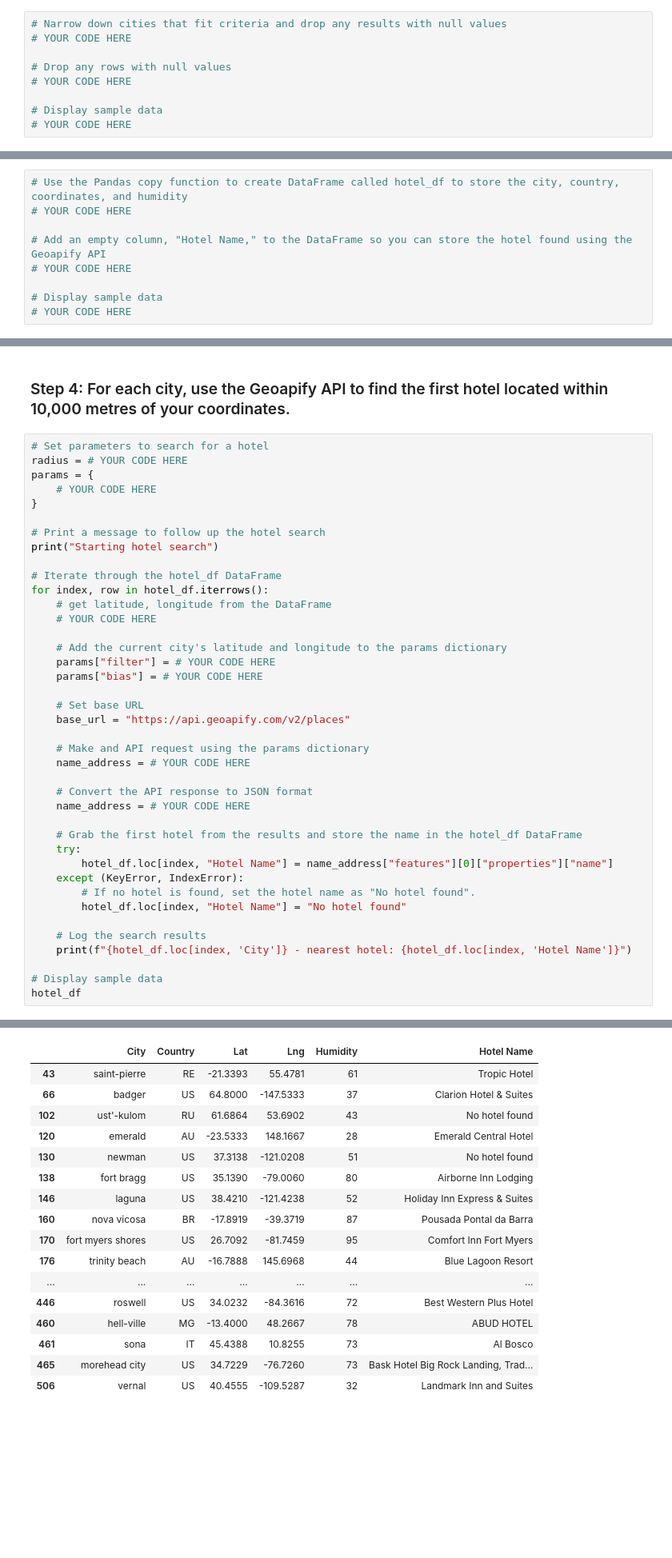
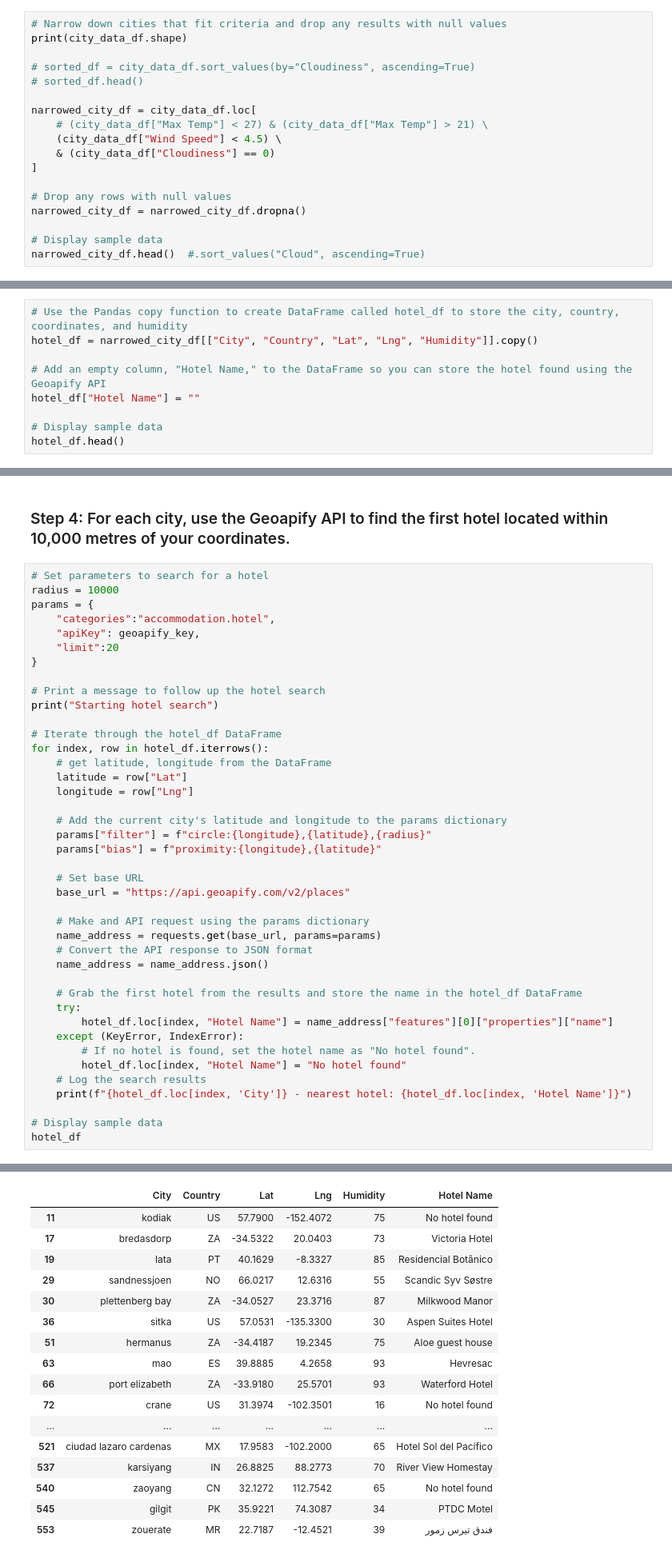
Before and after one commit to qstibbins/python-api-challenge, a Jupyter notebook: VacationPy.ipynb, the cells around one changed output, grey strips where cells are left out. Shown at 80% size. Saved outputs shown, nothing was run; the diff lists cells and outputs as text; blank space fills up the shorter version.

```diff
--- a/VacationPy.ipynb
+++ b/VacationPy.ipynb
@@ -49,11 +60,20 @@ city_data_df.head()
 ### Step 2: Narrow down the `city_data_df` DataFrame to find your ideal weather condition
 # %%
 # Narrow down cities that fit criteria and drop any results with null values
-# YOUR CODE HERE
+print(city_data_df.shape)
+
+# sorted_df = city_data_df.sort_values(by="Cloudiness", ascending=True)
+# sorted_df.head()
+
+narrowed_city_df = city_data_df.loc[
+    # (city_data_df["Max Temp"] < 27) & (city_data_df["Max Temp"] > 21) \
+    (city_data_df["Wind Speed"] < 4.5) \
+    & (city_data_df["Cloudiness"] == 0)
+]
 
 # Drop any rows with null values
-# YOUR CODE HERE
+narrowed_city_df = narrowed_city_df.dropna()
 
 # Display sample data
-# YOUR CODE HERE
+narrowed_city_df.head()  #.sort_values("Cloud", ascending=True)
 # %% [output]
@@ -78,12 +88,12 @@ city_data_df.head()
 ### Step 3: Create a new DataFrame called `hotel_df`.
 # %%
 # Use the Pandas copy function to create DataFrame called hotel_df to store the city, country, coordinates, and humidity
-# YOUR CODE HERE
+hotel_df = narrowed_city_df[["City", "Country", "Lat", "Lng", "Humidity"]].copy()
 
 # Add an empty column, "Hotel Name," to the DataFrame so you can store the hotel found using the Geoapify API
-# YOUR CODE HERE
+hotel_df["Hotel Name"] = ""
 
 # Display sample data
-# YOUR CODE HERE
+hotel_df.head()
 # %% [output]
 |  | City | Country | Lat | Lng | Humidity | Hotel Name |
@@ -107,9 +106,11 @@ city_data_df.head()
 ### Step 4: For each city, use the Geoapify API to find the first hotel located within 10,000 metres of your coordinates.
 # %%
 # Set parameters to search for a hotel
-radius = # YOUR CODE HERE
+radius = 10000
 params = {
-    # YOUR CODE HERE
+    "categories":"accommodation.hotel",
+    "apiKey": geoapify_key,
+    "limit":20
 }
 
 # Print a message to follow up the hotel search
@@ -118,20 +119,20 @@ print("Starting hotel search")
 # Iterate through the hotel_df DataFrame
 for index, row in hotel_df.iterrows():
     # get latitude, longitude from the DataFrame
-    # YOUR CODE HERE
+    latitude = row["Lat"]
+    longitude = row["Lng"]
 
     # Add the current city's latitude and longitude to the params dictionary
-    params["filter"] = # YOUR CODE HERE
-    params["bias"] = # YOUR CODE HERE
+    params["filter"] = f"circle:{longitude},{latitude},{radius}"
+    params["bias"] = f"proximity:{longitude},{latitude}"
 
     # Set base URL
     base_url = "https://api.geoapify.com/v2/places"
 
     # Make and API request using the params dictionary
-    name_address = # YOUR CODE HERE
-
+    name_address = requests.get(base_url, params=params)
     # Convert the API response to JSON format
-    name_address = # YOUR CODE HERE
+    name_address = name_address.json()
 
     # Grab the first hotel from the results and store the name in the hotel_df DataFrame
     try:
@@ -139,7 +140,6 @@ for index, row in hotel_df.iterrows():
     except (KeyError, IndexError):
         # If no hotel is found, set the hotel name as "No hotel found".
         hotel_df.loc[index, "Hotel Name"] = "No hotel found"
-
     # Log the search results
     print(f"{hotel_df.loc[index, 'City']} - nearest hotel: {hotel_df.loc[index, 'Hotel Name']}")
 
@@ -166,19 +166,19 @@ vernal - nearest hotel: Landmark Inn and Suites
 |  | City | Country | Lat | Lng | Humidity | Hotel Name |
-| 43 | saint-pierre | RE | -21.3393 | 55.4781 | 61 | Tropic Hotel |
-| 66 | badger | US | 64.8000 | -147.5333 | 37 | Clarion Hotel & Suites |
-| 102 | ust'-kulom | RU | 61.6864 | 53.6902 | 43 | No hotel found |
-| 120 | emerald | AU | -23.5333 | 148.1667 | 28 | Emerald Central Hotel |
-| 130 | newman | US | 37.3138 | -121.0208 | 51 | No hotel found |
-| 138 | fort bragg | US | 35.1390 | -79.0060 | 80 | Airborne Inn Lodging |
-| 146 | laguna | US | 38.4210 | -121.4238 | 52 | Holiday Inn Express & Suites |
-| 160 | nova vicosa | BR | -17.8919 | -39.3719 | 87 | Pousada Pontal da Barra |
-| 170 | fort myers shores | US | 26.7092 | -81.7459 | 95 | Comfort Inn Fort Myers |
-| 176 | trinity beach | AU | -16.7888 | 145.6968 | 44 | Blue Lagoon Resort |
+| 11 | kodiak | US | 57.7900 | -152.4072 | 75 | No hotel found |
+| 17 | bredasdorp | ZA | -34.5322 | 20.0403 | 73 | Victoria Hotel |
+| 19 | lata | PT | 40.1629 | -8.3327 | 85 | Residencial Botânico |
+| 29 | sandnessjoen | NO | 66.0217 | 12.6316 | 55 | Scandic Syv Søstre |
+| 30 | plettenberg bay | ZA | -34.0527 | 23.3716 | 87 | Milkwood Manor |
+| 36 | sitka | US | 57.0531 | -135.3300 | 30 | Aspen Suites Hotel |
+| 51 | hermanus | ZA | -34.4187 | 19.2345 | 75 | Aloe guest house |
+| 63 | mao | ES | 39.8885 | 4.2658 | 93 | Hevresac |
+| 66 | port elizabeth | ZA | -33.9180 | 25.5701 | 93 | Waterford Hotel |
+| 72 | crane | US | 31.3974 | -102.3501 | 16 | No hotel found |
 | ... | ... | ... | ... | ... | ... | ... |
-| 446 | roswell | US | 34.0232 | -84.3616 | 72 | Best Western Plus Hotel |
-| 460 | hell-ville | MG | -13.4000 | 48.2667 | 78 | ABUD HOTEL |
-| 461 | sona | IT | 45.4388 | 10.8255 | 73 | Al Bosco |
-| 465 | morehead city | US | 34.7229 | -76.7260 | 73 | Bask Hotel Big Rock Landing, Trad... |
-| 506 | vernal | US | 40.4555 | -109.5287 | 32 | Landmark Inn and Suites |
+| 521 | ciudad lazaro cardenas | MX | 17.9583 | -102.2000 | 65 | Hotel Sol del Pacífico |
+| 537 | karsiyang | IN | 26.8825 | 88.2773 | 70 | River View Homestay |
+| 540 | zaoyang | CN | 32.1272 | 112.7542 | 65 | No hotel found |
+| 545 | gilgit | PK | 35.9221 | 74.3087 | 34 | PTDC Motel |
+| 553 | zouerate | MR | 22.7187 | -12.4521 | 39 | فندق تيرس زمور |
 # %% [markdown]
 ### Step 5: Add the hotel name and the country as additional information in the hover message for each city in the map.
```
Also changed, not shown: parts of 8 cells of this notebook.
